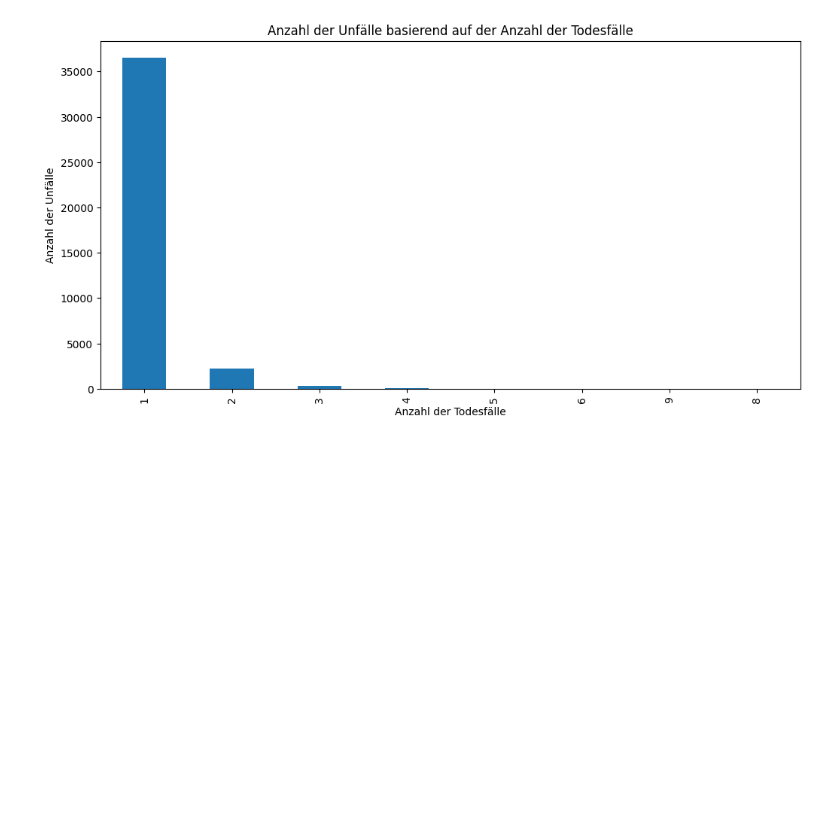
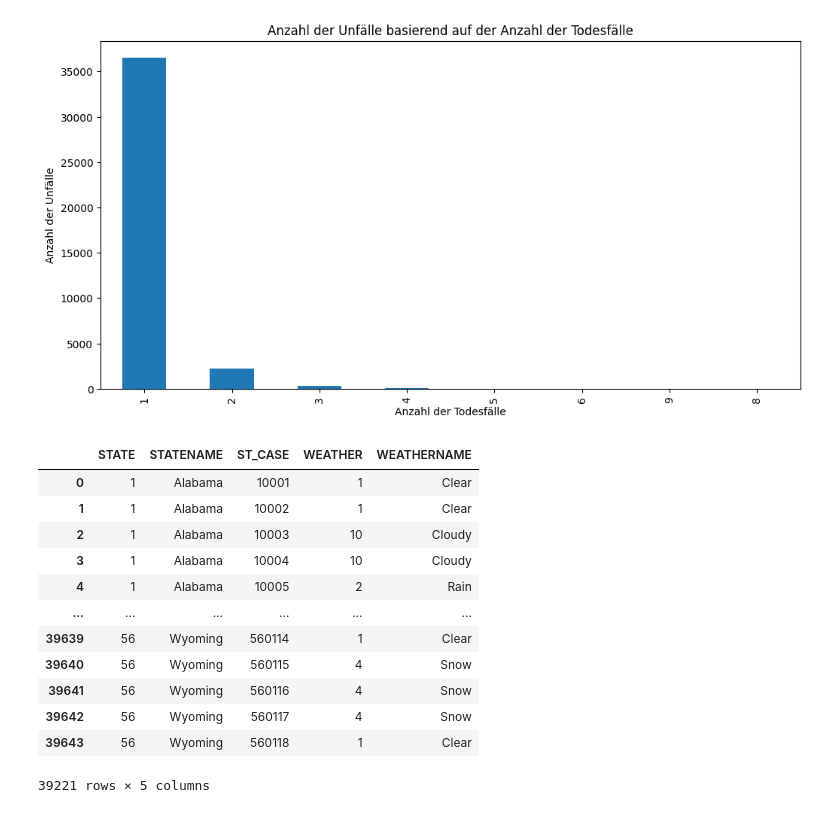
Before and after one commit to raphaelkach/Unfall_Data_Exploration_Project, a Jupyter notebook: test.ipynb, the cells around one changed output. Drawn from its saved outputs; the diff is of its cells as text; code cells hidden in the pictures; blank space fills up the shorter version.

```diff
--- a/test.ipynb
+++ b/test.ipynb
@@ -1026,3 +1026,31 @@ plt.ylabel('Anzahl der Unfälle')
 plt.show()
 # %% [output]
 [figure]
+# %%
+# 1. CSV-Dateien einlesen
+df_weather = pd.read_csv('./data/raw/FARS_2022_National/weather.csv', encoding='ISO-8859-1')
+df_accident = pd.read_csv('./data/raw/FARS_2022_National/accident.csv', encoding='ISO-8859-1')
+
+# 2. Duplikate in ST_CASE anzeigen (optional zur Überprüfung)
+duplicates_weather = df_weather[df_weather.duplicated('ST_CASE', keep=False)]
+duplicates_accident = df_accident[df_accident.duplicated('ST_CASE', keep=False)]
+
+# 3. Duplikate entfernen: Behalte nur den ersten Eintrag pro ST_CASE
+df_weather_clean = df_weather.drop_duplicates(subset=['ST_CASE'], keep='first')
+df_accident_clean = df_accident.drop_duplicates(subset=['ST_CASE'], keep='first')
+
+df_weather_clean
+# %% [output]
+|  | STATE | STATENAME | ST_CASE | WEATHER | WEATHERNAME |
+| 0 | 1 | Alabama | 10001 | 1 | Clear |
+| 1 | 1 | Alabama | 10002 | 1 | Clear |
+| 2 | 1 | Alabama | 10003 | 10 | Cloudy |
+| 3 | 1 | Alabama | 10004 | 10 | Cloudy |
+| 4 | 1 | Alabama | 10005 | 2 | Rain |
+| ... | ... | ... | ... | ... | ... |
+| 39639 | 56 | Wyoming | 560114 | 1 | Clear |
+| 39640 | 56 | Wyoming | 560115 | 4 | Snow |
+| 39641 | 56 | Wyoming | 560116 | 4 | Snow |
+| 39642 | 56 | Wyoming | 560117 | 4 | Snow |
+| 39643 | 56 | Wyoming | 560118 | 1 | Clear |
+39221 rows × 5 columns
```
Also changed, not shown: parts of 2 cells of this notebook, 1 other file.
